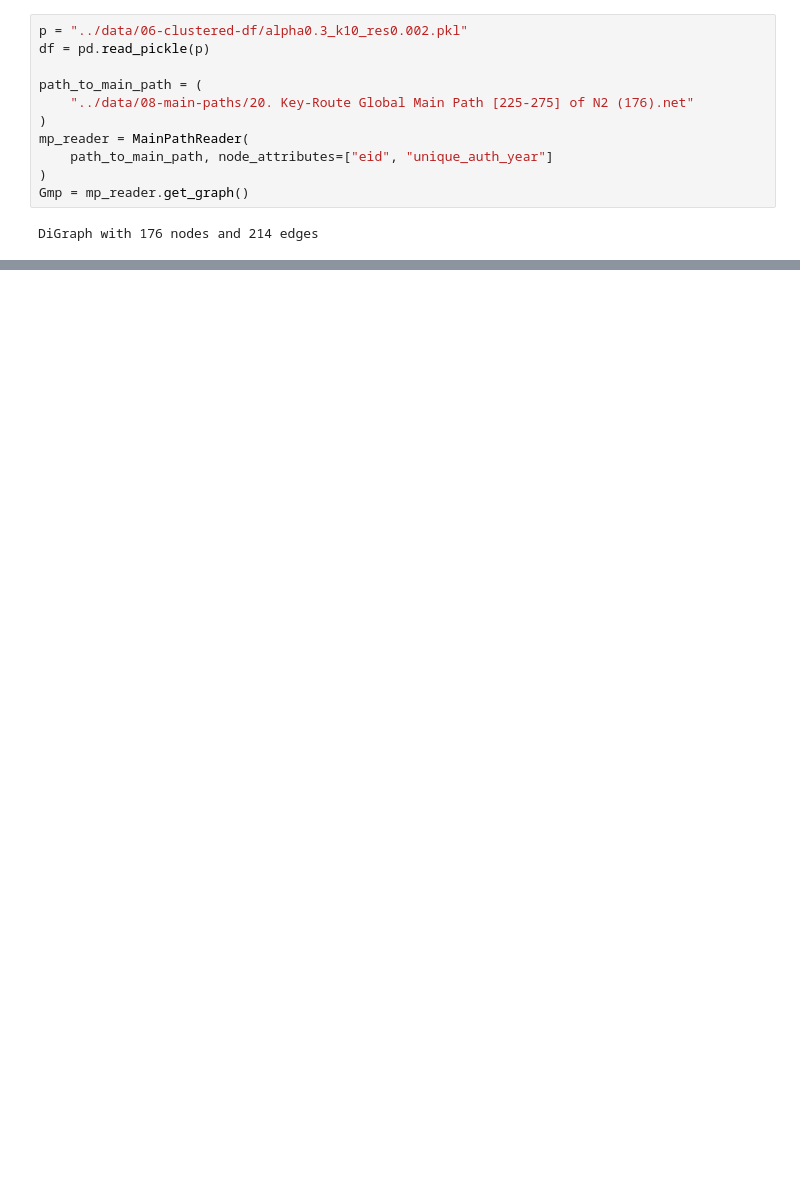
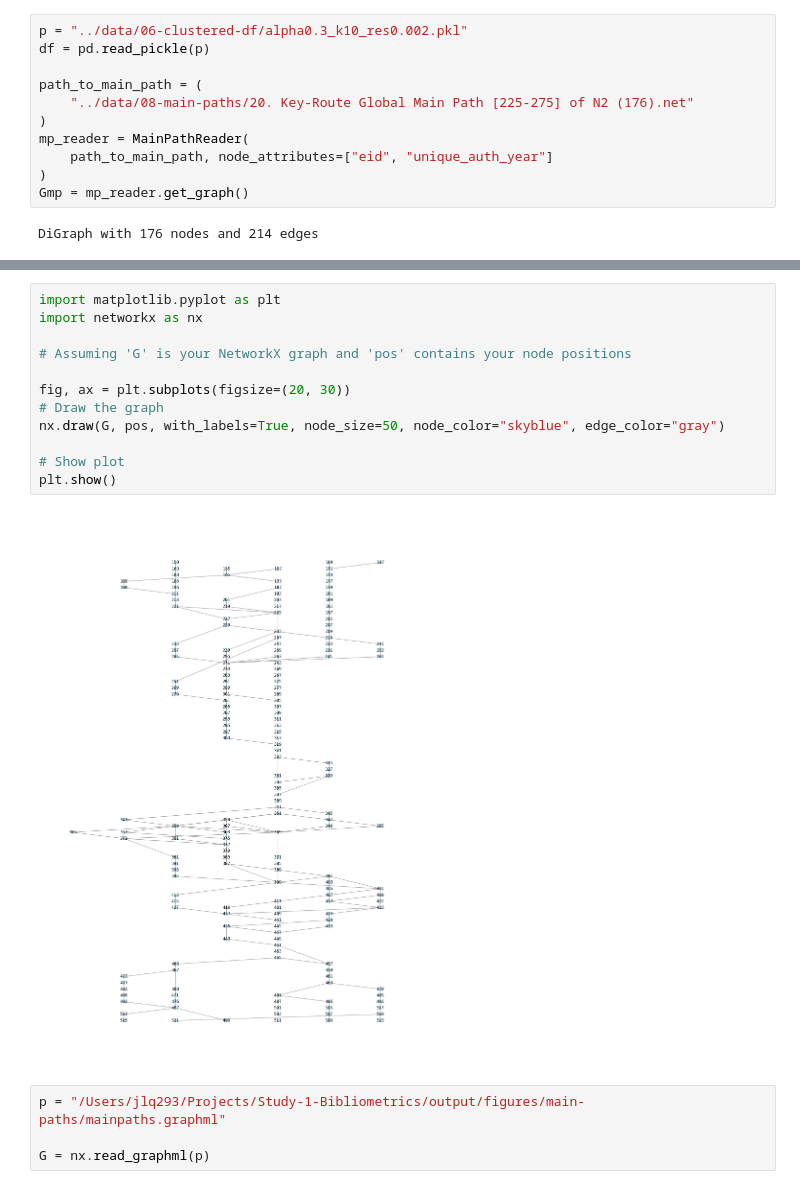
Before and after one commit to jarolim14/SSRI-Evolution, a Jupyter notebook: notebooks/13-MainPathPrettier.ipynb, the cells around one changed output, grey strips where cells are left out. Saved outputs shown, nothing was run; the diff lists cells and outputs as text; blank space fills up the shorter version.

```diff
--- a/notebooks/13-MainPathPrettier.ipynb
+++ b/notebooks/13-MainPathPrettier.ipynb
@@ -77,0 +379,18 @@ array(['Enantioselective analysis of citalopram and demethylcitalopram in human
+# %%
+import matplotlib.pyplot as plt
+import networkx as nx
+
+# Assuming 'G' is your NetworkX graph and 'pos' contains your node positions
+
+fig, ax = plt.subplots(figsize=(20, 30))
+# Draw the graph
+nx.draw(G, pos, with_labels=True, node_size=50, node_color="skyblue", edge_color="gray")
+
+# Show plot
+plt.show()
+# %% [output]
+[figure, added]
+# %%
+p = "/Users/jlq293/Projects/Study-1-Bibliometrics/output/figures/main-paths/mainpaths.graphml"
+
+G = nx.read_graphml(p)
```
Also changed, not shown: parts of 24 cells of this notebook, 14 other files.
